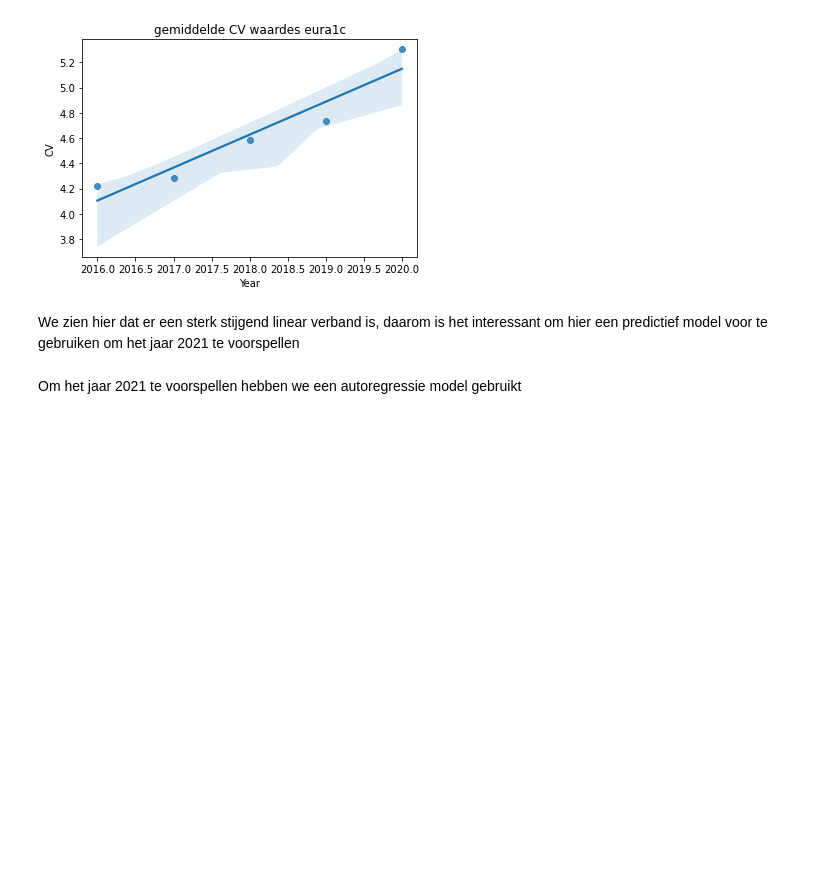
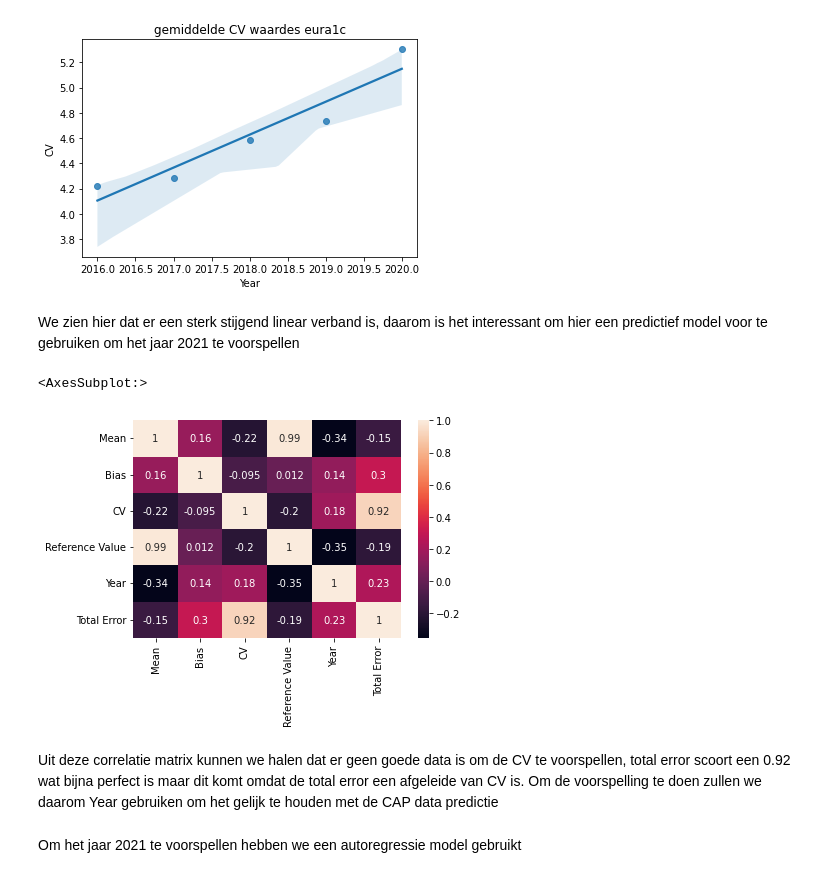
Before and after one commit to DSa-HbA1c/Predictions, a Jupyter notebook: Data visualisatie Corné.ipynb, the cells around one changed output. Cells and saved outputs as stored; diff of their text form; code cells hidden in the pictures; blank space fills up the shorter version.

```diff
--- a/Data visualisatie Corné.ipynb
+++ b/Data visualisatie Corné.ipynb
@@ -312,6 +324,13 @@ Text(0.5, 1.0, 'gemiddelde CV waardes eura1c')
 [figure]
 # %% [markdown]
 We zien hier dat er een sterk stijgend linear verband is, daarom is het interessant om hier een predictief model voor te gebruiken om het jaar 2021 te voorspellen
+# %%
+sns.heatmap(df_eura1c_prep.corr(), annot=True)
+# %% [output]
+<AxesSubplot:>
+[figure, added]
+# %% [markdown]
+Uit deze correlatie matrix kunnen we halen dat er geen goede data is om de CV te voorspellen, total error scoort een 0.92 wat  bijna perfect is maar dit komt omdat de total error een afgeleide van CV is. Om de voorspelling te doen zullen we daarom Year gebruiken om het gelijk te houden met de CAP data predictie
 # %% [markdown]
 Om het jaar 2021 te voorspellen hebben we een autoregressie model gebruikt
 # %% [markdown]
```
Also changed, not shown: parts of 15 cells of this notebook.
